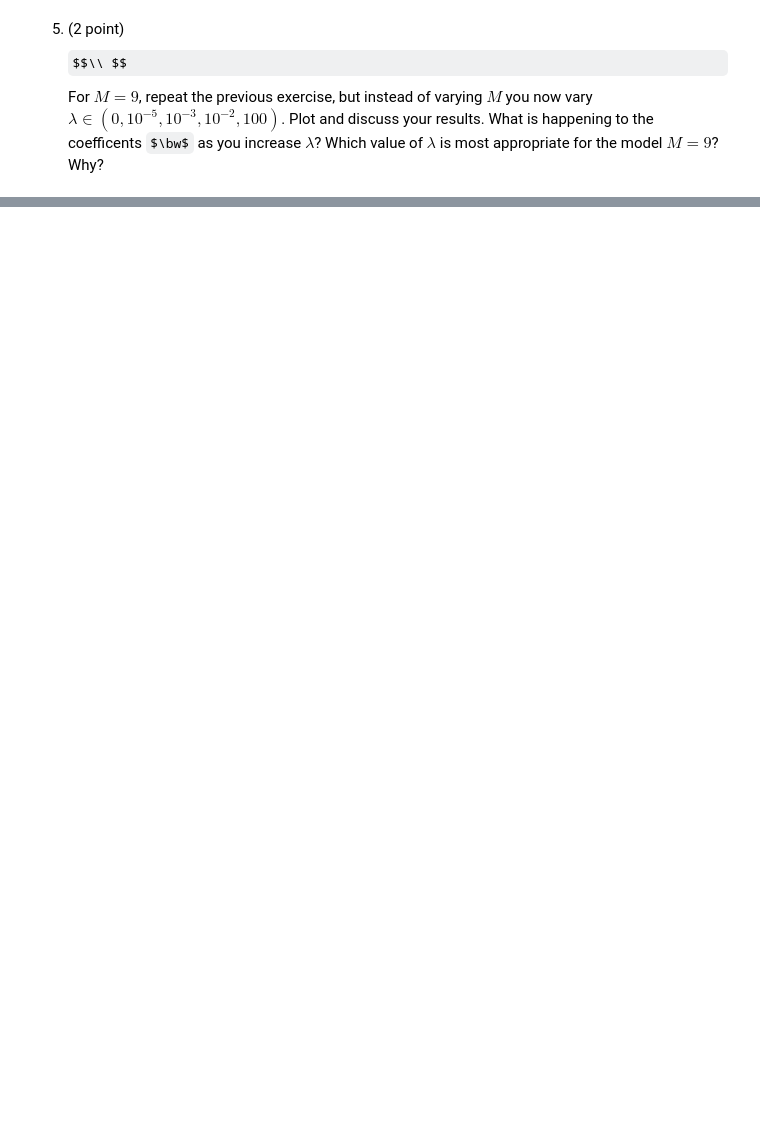
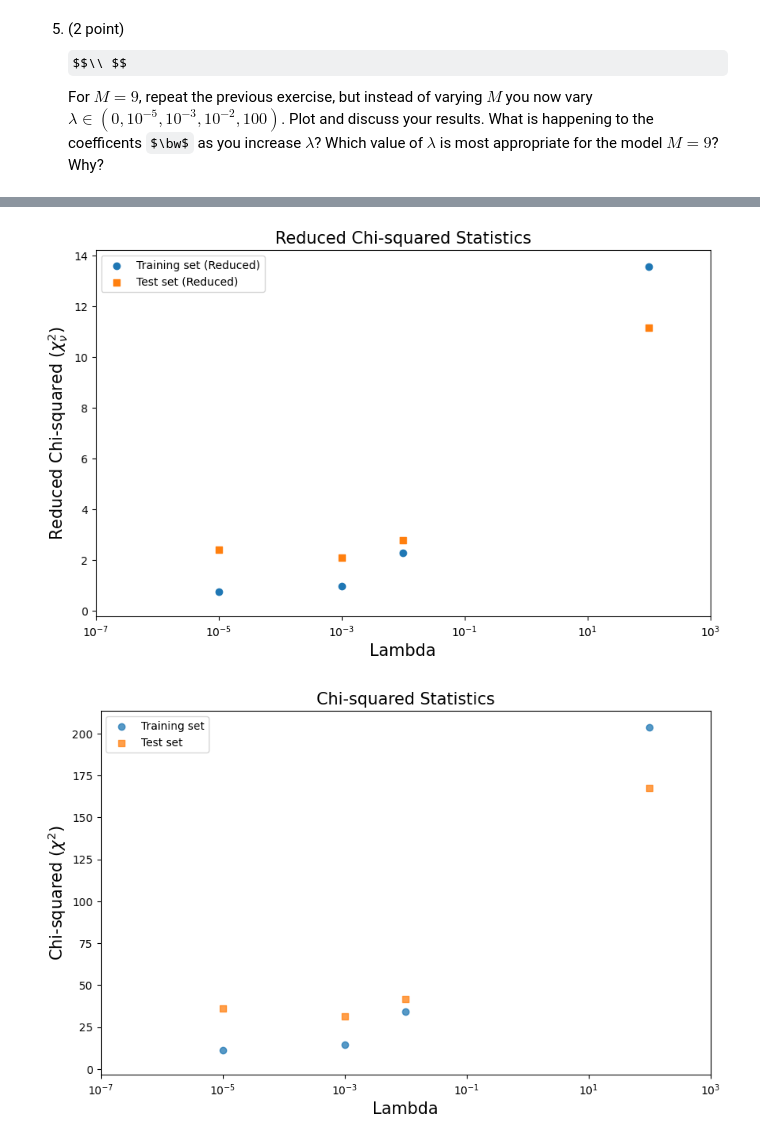
Before and after one commit to afinemax/machine_learning_2024, a Jupyter notebook: hw/ML4PhA_2024_Exercise_sheet_2.ipynb, the cells around one changed output, grey strips where cells are left out. Saved outputs shown, nothing was run; the diff lists cells and outputs as text; code cells hidden in the pictures; some formulas as TeX source; blank space fills up the shorter version.

```diff
--- a/hw/ML4PhA_2024_Exercise_sheet_2.ipynb
+++ b/hw/ML4PhA_2024_Exercise_sheet_2.ipynb
@@ -441,0 +526,59 @@ Usage of AI: *COMMENT HERE*
+# %%
+# Assume the noise variance is known, or estimate it from the data
+
+sigma_squared = 0.25**2 # sigma used in the data generation
+
+train_chi_squared_stats = []
+test_chi_squared_stats = []
+non_reduced_train_chi_squared_stats = []
+non_reduced_test_chi_squared_stats = []
+
+
+
+for i in range(len(lambas)):
+    # Fit polynomial to the training data
+    M=9
+    # Predictions for training and test sets
+    y_train_pred = fit_and_predict(x_train, y_train, x_train, M, lambda_reg=lambas[i])
+    y_test_pred = fit_and_predict(x_train, y_train, x_test, M, lambda_reg=lambas[i])
+
+    # Chi-squared for training and test sets
+    train_chi_squared = calculate_chi_squared(y_train, y_train_pred, np.sqrt(sigma_squared))
+    test_chi_squared = calculate_chi_squared(y_test, y_test_pred, np.sqrt(sigma_squared))
+
+    # Reduced chi-squared for training and test sets
+    train_reduced_chi_squared = calculate_reduced_chi_squared(train_chi_squared, n_train, M+1)
+    test_reduced_chi_squared = calculate_reduced_chi_squared(test_chi_squared, n_test, M+1)
+
+    # Save stats for plotting
+    train_chi_squared_stats.append(train_reduced_chi_squared)
+    test_chi_squared_stats.append(test_reduced_chi_squared)
+    non_reduced_train_chi_squared_stats.append(train_chi_squared)
+    non_reduced_test_chi_squared_stats.append(test_chi_squared)
+
+# Plotting the reduced chi-squared statistics
+plt.figure(figsize=(10, 6))
+plt.scatter(lambas, train_chi_squared_stats, label='Training set (Reduced)', marker='o')
+plt.scatter(lambas, test_chi_squared_stats, label='Test set (Reduced)', marker='s')
+plt.xlabel('Lambda', fontsize=15)
+plt.ylabel('Reduced Chi-squared ($\chi_\\nu^2$)', fontsize=15)
+plt.title('Reduced Chi-squared Statistics', fontsize=15)
+plt.xscale('log')
+plt.xlim(1e-7, 1e3)
+plt.legend()
+plt.show()
+
+# Plotting the non-reduced chi-squared statistics
+plt.figure(figsize=(10, 6))
+plt.scatter(lambas, non_reduced_train_chi_squared_stats, label='Training set', marker='o', alpha=0.75)
+plt.scatter(lambas, non_reduced_test_chi_squared_stats, label='Test set', marker='s', alpha=0.75)
+plt.xlabel('Lambda', fontsize=15)
+plt.ylabel('Chi-squared ($\chi^2$)', fontsize=15)
+plt.title('Chi-squared Statistics', fontsize=15)
+plt.xscale('log')
+plt.xlim(1e-7, 1e3)
+plt.legend()
+plt.show()
+# %% [output]
+[figure, added]
+[figure, added]
```
Also changed, not shown: parts of 14 cells of this notebook.
